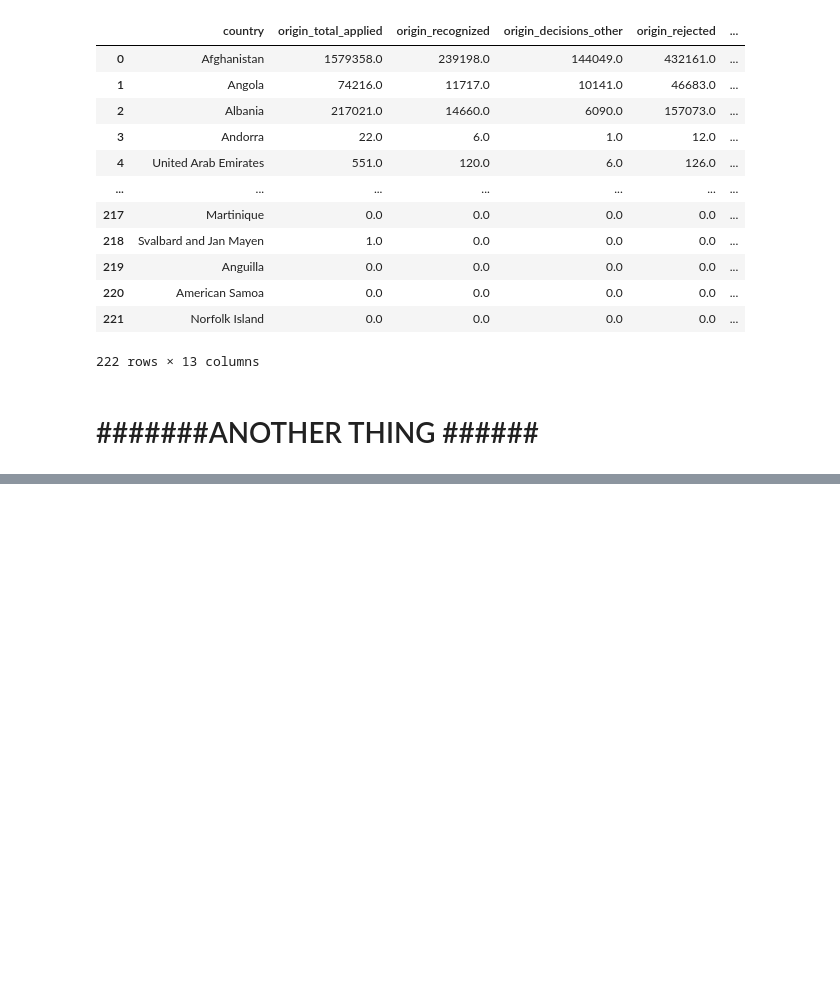
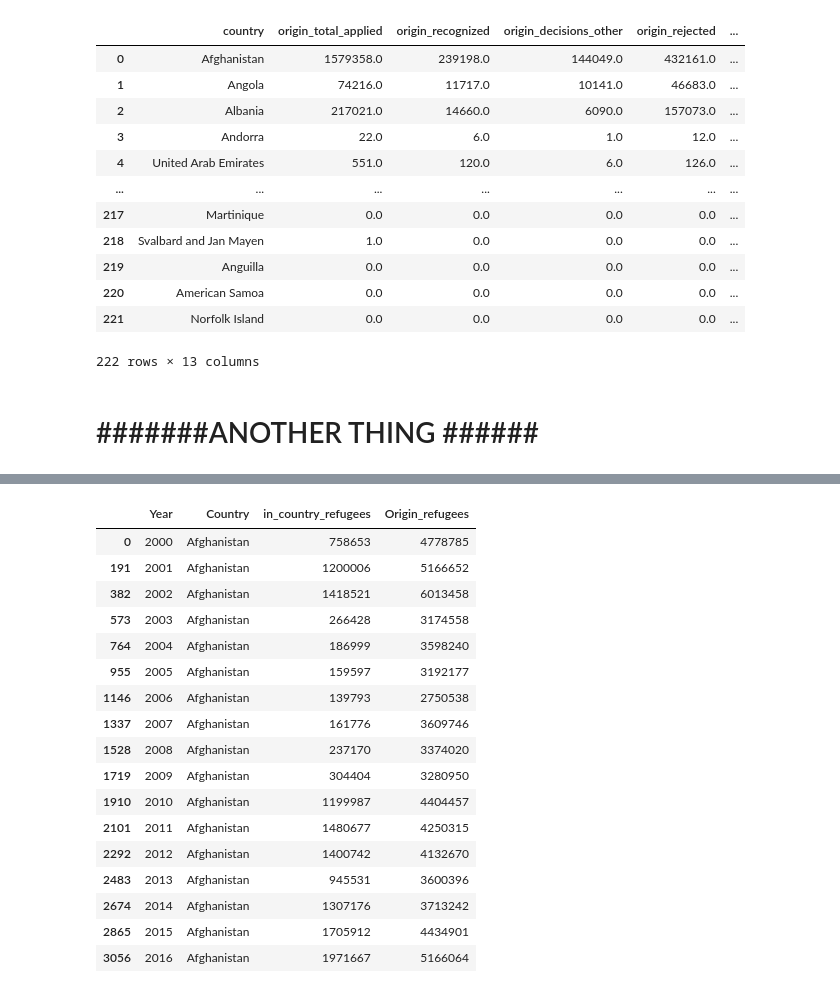
Before and after one commit to Mutlaq0/project_Asylum, a Jupyter notebook: Untitled.ipynb, the cells around one changed output, grey strips where cells are left out. Drawn from its saved outputs; the diff is of its cells as text; code cells hidden in the pictures; blank space fills up the shorter version.

Commit message:
data csv

```diff
--- a/Untitled.ipynb
+++ b/Untitled.ipynb
@@ -229,6 +159,0 @@ assylum_contries
-# %%
-origin_contries = pd.DataFrame(columns=['country','ِrefugees_from'])
-for o in countries_origin:
-    country = time_series[time_series['Origin'] == o]
-    origin_contries = origin_contries.append({'country':o,'ِrefugees_from':country['Value'].sum()},ignore_index=True)
-origin_contries
@@ -323,0 +160,10 @@ df_countries = pd.merge(df_countries, population_types, on='country')
+# %%
+years = time_series['Year'].unique().tolist()
+origin = time_series['Origin'].unique().tolist()
+by_origin = pd.DataFrame(columns=['Year', 'Country','Origin_refugees'])
+for y in years:
+    temp = time_series[time_series['Year']==y]
+    for o in origin:
+        country = temp[temp['Origin'] == o]
+        by_origin = by_origin.append({'Year':y,'Country':o,'Origin_refugees':country['Value'].sum()},ignore_index=True)
+by_origin
@@ -323,0 +184,9 @@ df_countries = pd.merge(df_countries, population_types, on='country')
+# %%
+countries = time_series['Country / territory of asylum/residence'].unique().tolist()
+in_country = pd.DataFrame(columns=['Year', 'Country','in_country_refugees'])
+for y in years:
+    temp = time_series[time_series['Year']==y]
+    for c in countries:
+        country = temp[temp['Country / territory of asylum/residence'] == c]
+        in_country = in_country.append({'Year':y,'Country':c,'in_country_refugees':country['Value'].sum()},ignore_index=True)
+in_country
@@ -323,0 +207,2 @@ df_countries = pd.merge(df_countries, population_types, on='country')
+# %%
+refugees_time = pd.merge(in_country, by_origin,  how='inner', left_on=['Year','Country'], right_on = ['Year','Country'])
@@ -324 +225,22 @@ df_countries = pd.merge(df_countries, population_types, on='country')
+# %%
+display(refugees_time[refugees_time['Country'] == 'Afghanistan'])
+# %% [output]
+|  | Year | Country | in_country_refugees | Origin_refugees |
+| 0 | 2000 | Afghanistan | 758653 | 4778785 |
+| 191 | 2001 | Afghanistan | 1200006 | 5166652 |
+| 382 | 2002 | Afghanistan | 1418521 | 6013458 |
+| 573 | 2003 | Afghanistan | 266428 | 3174558 |
+| 764 | 2004 | Afghanistan | 186999 | 3598240 |
+| 955 | 2005 | Afghanistan | 159597 | 3192177 |
+| 1146 | 2006 | Afghanistan | 139793 | 2750538 |
+| 1337 | 2007 | Afghanistan | 161776 | 3609746 |
+| 1528 | 2008 | Afghanistan | 237170 | 3374020 |
+| 1719 | 2009 | Afghanistan | 304404 | 3280950 |
+| 1910 | 2010 | Afghanistan | 1199987 | 4404457 |
+| 2101 | 2011 | Afghanistan | 1480677 | 4250315 |
+| 2292 | 2012 | Afghanistan | 1400742 | 4132670 |
+| 2483 | 2013 | Afghanistan | 945531 | 3600396 |
+| 2674 | 2014 | Afghanistan | 1307176 | 3713242 |
+| 2865 | 2015 | Afghanistan | 1705912 | 4434901 |
+| 3056 | 2016 | Afghanistan | 1971667 | 5166064 |
 # %%
```
Also changed, not shown: parts of 18 cells of this notebook, 3 other files.
